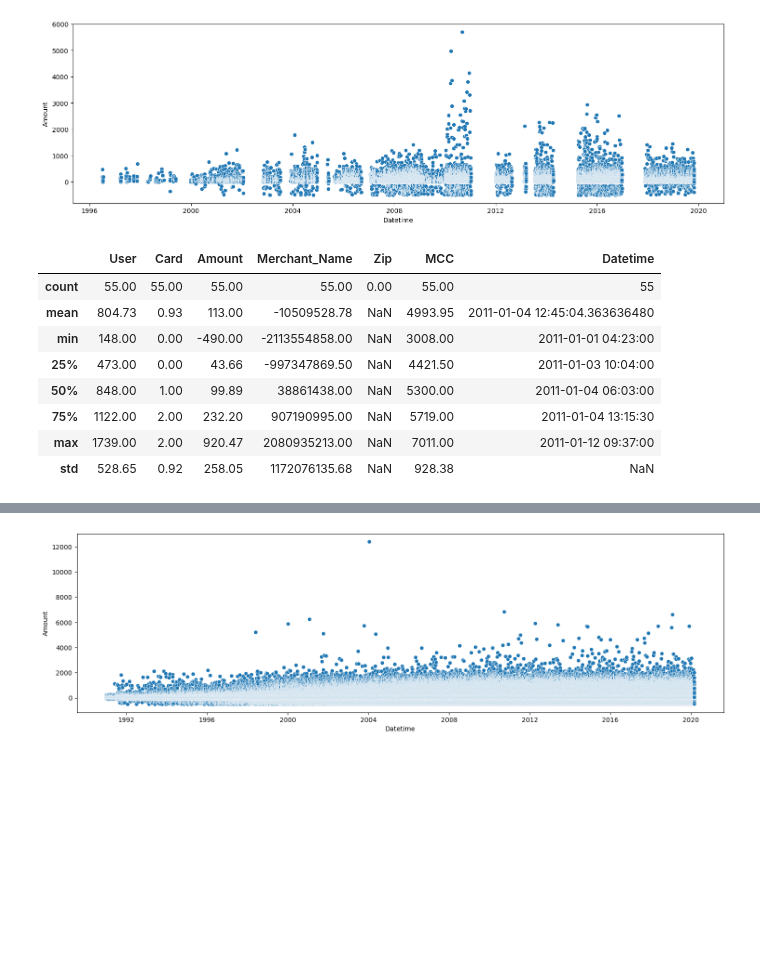
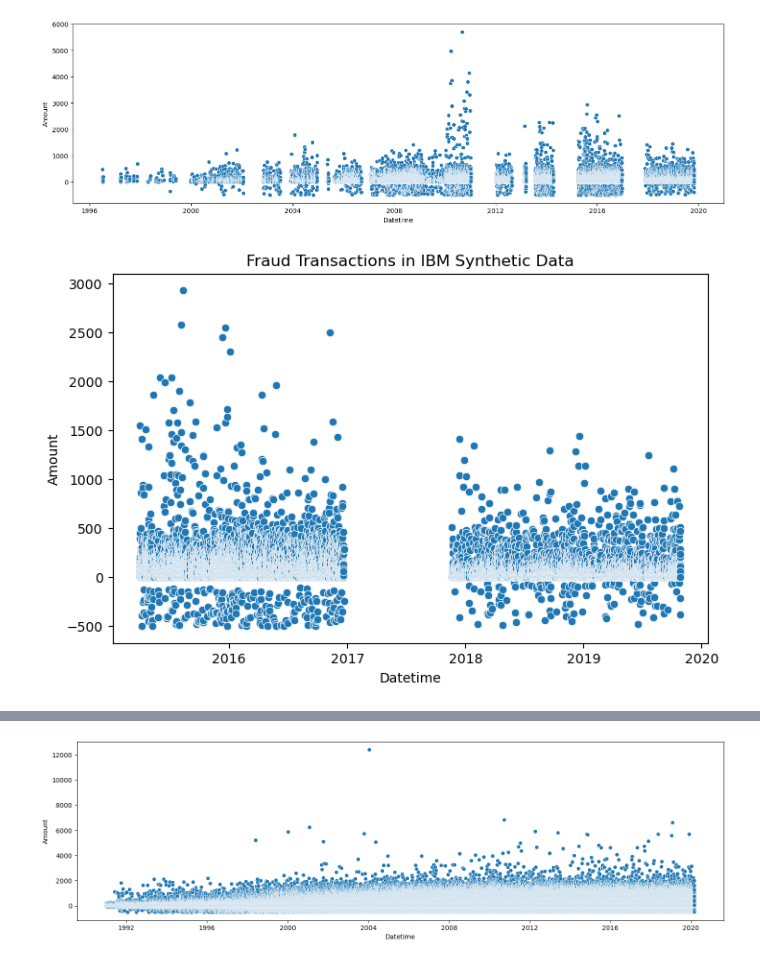
Before and after one commit to Yichen-Z/ece5831-2023-ccf, a Jupyter notebook: explore_transactions.ipynb, the cells around one changed output, grey strips where cells are left out. Cells and saved outputs as stored; diff of their text form; code cells hidden in the pictures; blank space fills up the shorter version.

```diff
--- a/explore_transactions.ipynb
+++ b/explore_transactions.ipynb
@@ -603,15 +603,10 @@ sns.scatterplot(x=fdf['Datetime'], y=fdf['Amount'])
 plt.show()
 # %% [output]
 [figure]
-# %%
-fdf.loc[(fdf['Datetime'] >= '2011-01-01') & (fdf['Datetime'] < '2012-01-01')].describe()
-# %% [output]
-|  | User | Card | Amount | Merchant_Name | Zip | MCC | Datetime |
-| count | 55.00 | 55.00 | 55.00 | 55.00 | 0.00 | 55.00 | 55 |
-| mean | 804.73 | 0.93 | 113.00 | -10509528.78 | NaN | 4993.95 | 2011-01-04 12:45:04.363636480 |
-| min | 148.00 | 0.00 | -490.00 | -2113554858.00 | NaN | 3008.00 | 2011-01-01 04:23:00 |
-| 25% | 473.00 | 0.00 | 43.66 | -997347869.50 | NaN | 4421.50 | 2011-01-03 10:04:00 |
-| 50% | 848.00 | 1.00 | 99.89 | 38861438.00 | NaN | 5300.00 | 2011-01-04 06:03:00 |
-| 75% | 1122.00 | 2.00 | 232.20 | 907190995.00 | NaN | 5719.00 | 2011-01-04 13:15:30 |
-| max | 1739.00 | 2.00 | 920.47 | 2080935213.00 | NaN | 7011.00 | 2011-01-12 09:37:00 |
-| std | 528.65 | 0.92 | 258.05 | 1172076135.68 | NaN | 928.38 | NaN |
+# %%
+plt.figure(figsize=(8,5))
+sns.scatterplot(x=tdf.loc[(tdf['Is_Fraud'])]['Datetime'], y=tdf.loc[(tdf['Is_Fraud'])]['Amount'])
+plt.title('Fraud Transactions in IBM Synthetic Data')
+plt.show()
+# %% [output]
+[figure, added]
```
Also changed, not shown: parts of 1 cell of this notebook.
